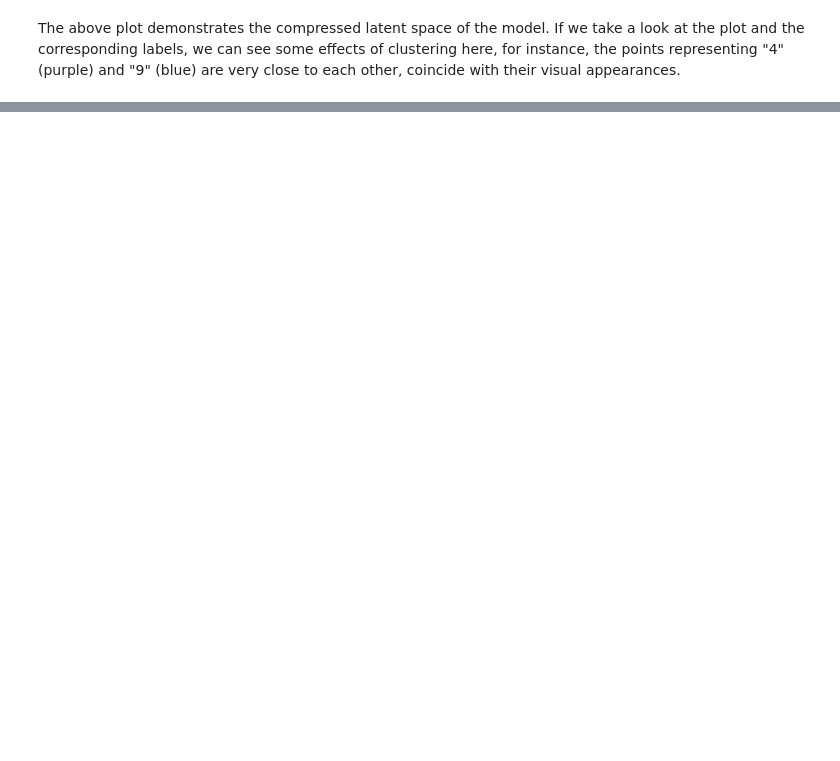
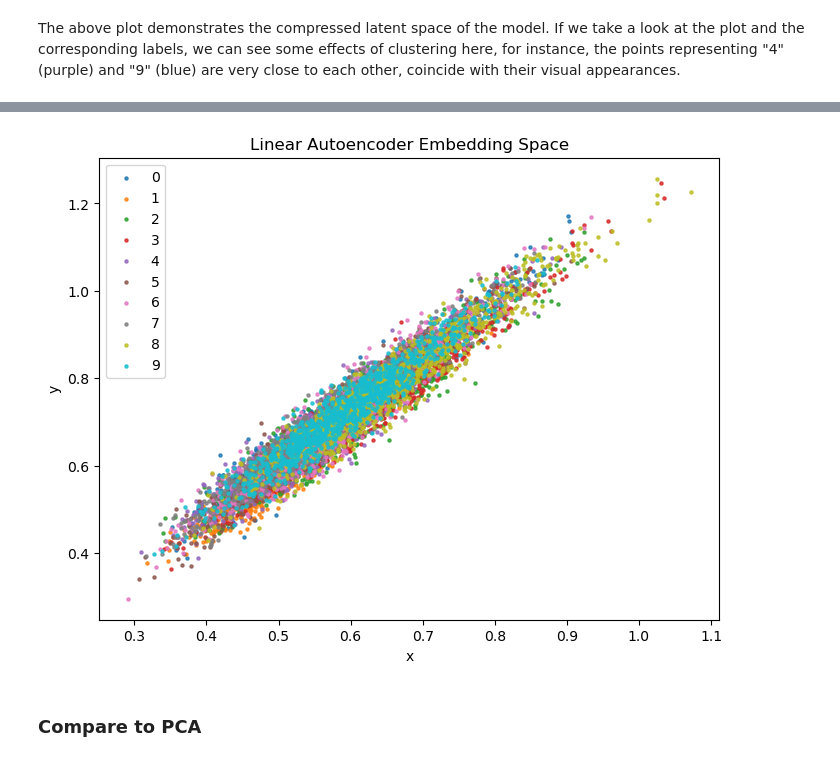
Before and after one commit to helloimlixin/nn02h, a Jupyter notebook: autoencoders/notebook.ipynb, the cells around one changed output, grey strips where cells are left out. Saved outputs shown, nothing was run; the diff lists cells and outputs as text; code cells hidden in the pictures; blank space fills up the shorter version.

```diff
--- a/autoencoders/notebook.ipynb
+++ b/autoencoders/notebook.ipynb
@@ -381,0 +384,22 @@ Now let's see the progression.
+# %%
+class LinearAutoencoder(nn.Module):
+    def __init__(self, bottleneck_size: int=2):
+        """
+        A linear autoencoder with simple linear layers to compress and decompress the images.
+        """
+        super(LinearAutoencoder, self).__init__()
+
+        self.encoder = nn.Linear(32 * 32, bottleneck_size)
+        self.decoder = nn.Linear(bottleneck_size, 32 * 32)
+
+    def forward(self, x):
+        x = x.flatten(start_dim=1)
+
+        encoded = self.encoder(x)
+        decoded = self.decoder(encoded)
+
+        decoded = decoded.reshape(-1, 1, 32, 32) # reshape the output to the original image shape
+
+        return encoded, decoded
+# %%
+model = LinearAutoencoder(bottleneck_size=2) # initialize the model
@@ -381,0 +408,2 @@ Now let's see the progression.
+# %%
+model, train_losses, eval_losses, encoded_data_per_eval = train(model, train_dataset, test_dataset, batch_size=64, training_iterations=5000, eval_iterations=250)
@@ -381,0 +433,6 @@ Now let's see the progression.
+# %%
+generate_embedding_animation(encoded_data_per_eval[3], "Linear Autoencoder Embedding Space")
+# %% [output]
+[figure, added]
+# %% [markdown]
+### Compare to PCA
```
Also changed, not shown: parts of 10 cells of this notebook, 1 other file.
